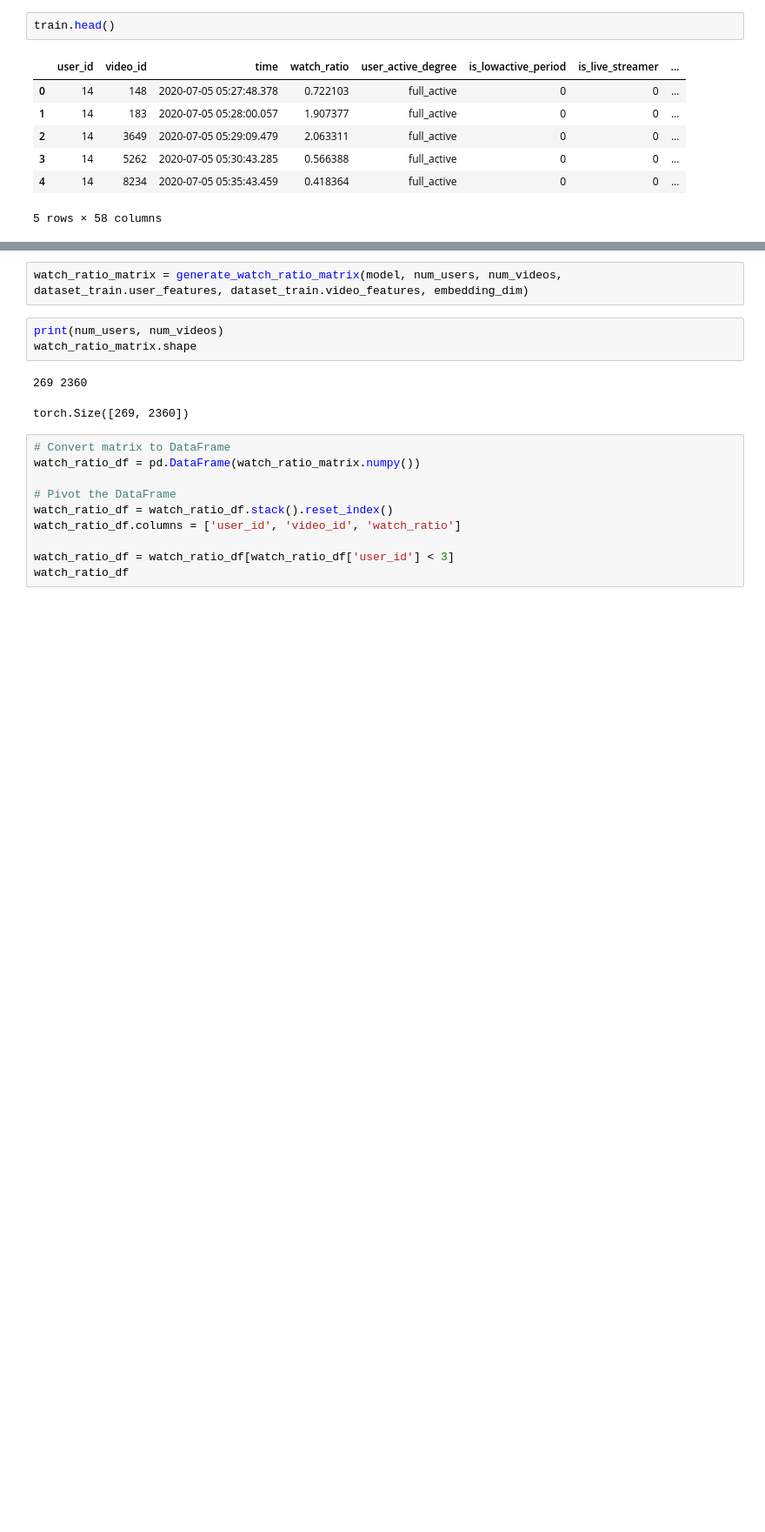
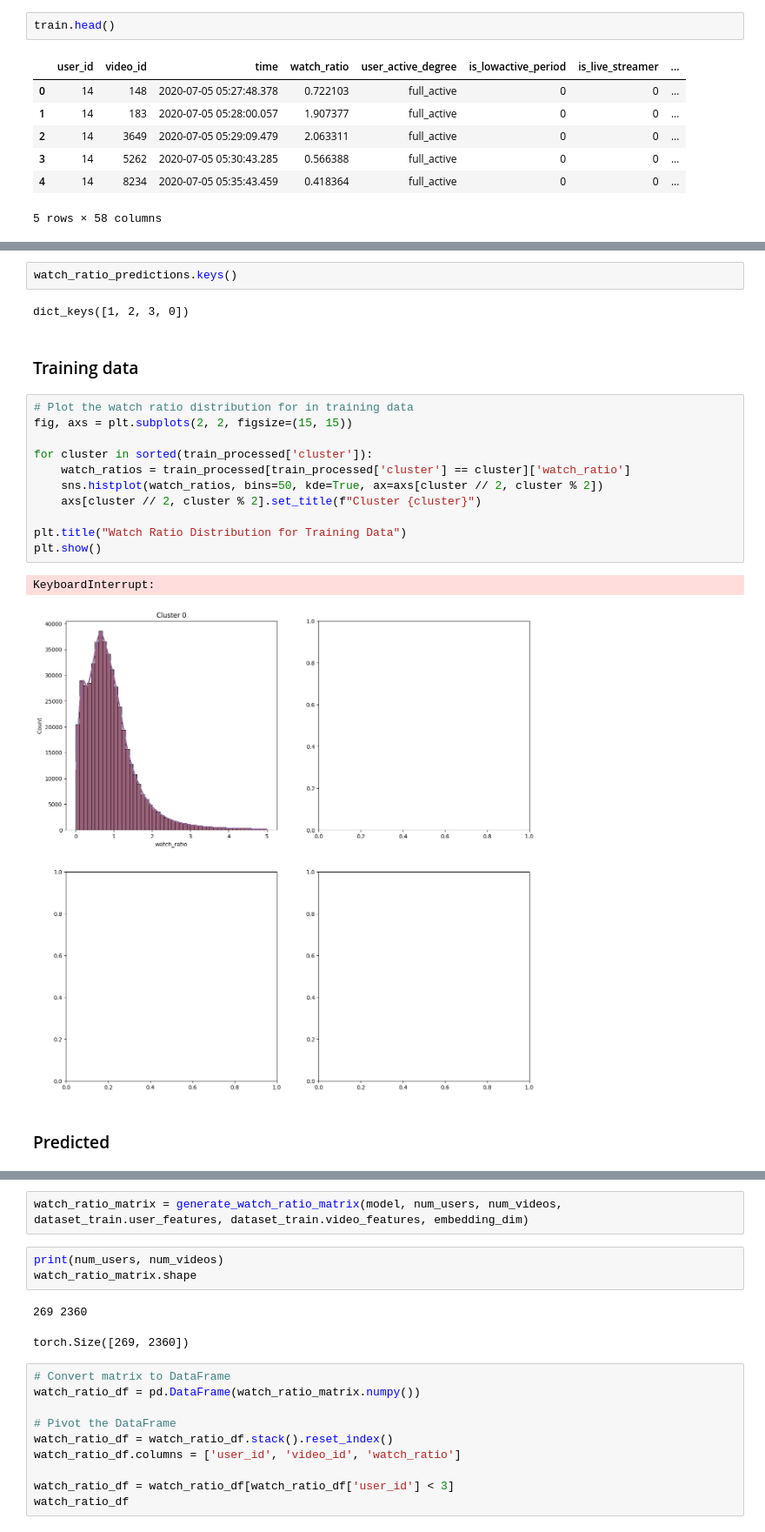
Before and after one commit to jiaawe/kuaishou-recommender, a Jupyter notebook: model/model_ncf.ipynb, the cells around one changed output, grey strips where cells are left out. Shown at 87% size. Saved outputs shown, nothing was run; the diff lists cells and outputs as text; blank space fills up the shorter version.

Commit message:
NCF model training and evaluation

```diff
--- a/model/model_ncf.ipynb
+++ b/model/model_ncf.ipynb
@@ -423,0 +479,22 @@ class NCF(nn.Module):
+# %%
+watch_ratio_predictions.keys()
+# %% [output]
+dict_keys([1, 2, 3, 0])
+# %% [markdown]
+### Training data
+# %%
+# Plot the watch ratio distribution for in training data
+fig, axs = plt.subplots(2, 2, figsize=(15, 15))
+
+for cluster in sorted(train_processed['cluster']):
+    watch_ratios = train_processed[train_processed['cluster'] == cluster]['watch_ratio']
+    sns.histplot(watch_ratios, bins=50, kde=True, ax=axs[cluster // 2, cluster % 2])
+    axs[cluster // 2, cluster % 2].set_title(f"Cluster {cluster}")
+
+plt.title("Watch Ratio Distribution for Training Data")
+plt.show()
+# %% [output]
+KeyboardInterrupt:
+[figure, added]
+# %% [markdown]
+### Predicted
```
Also changed, not shown: parts of 58 cells of this notebook, 2 other files.
